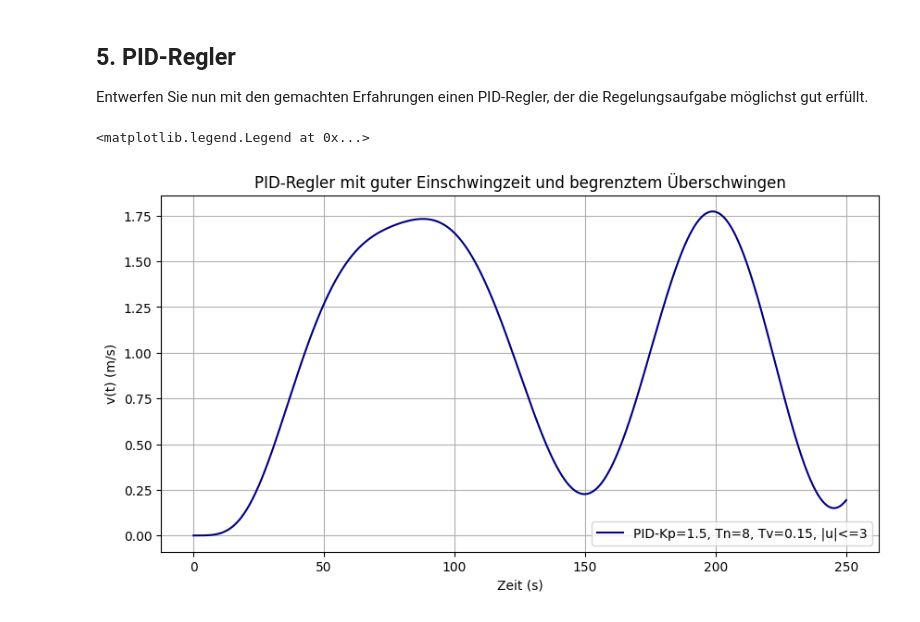
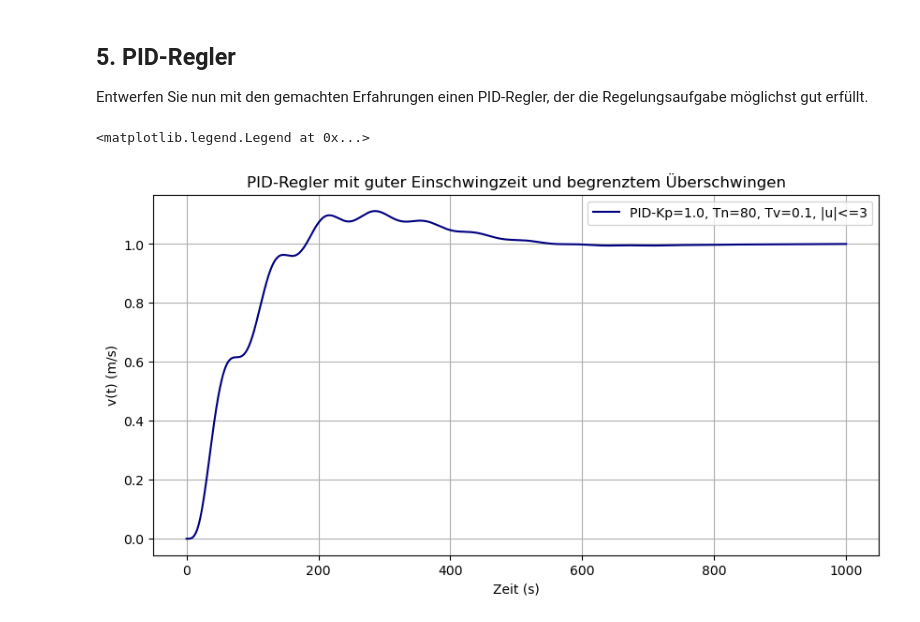
Before and after one commit to Guakocius/htwg, a Jupyter notebook: sem3/tgki/versuch5/vers_5_regler.ipynb, the cells around one changed output. Cells and saved outputs as stored; diff of their text form; code cells hidden in the pictures.

```diff
--- a/sem3/tgki/versuch5/vers_5_regler.ipynb
+++ b/sem3/tgki/versuch5/vers_5_regler.ipynb
@@ -451,34 +451,34 @@ class PIDController:
 
     def __call__(self, regelgr, zeitpunkt):
         error = self.soll - regelgr
         if self._last_time is None:
             dt = 0.0
             derivative = 0.0
         else:
             dt = max(zeitpunkt - self._last_time, 0.0)
             derivative = (error - self._last_error) / dt if dt > 0.0 else 0.0
         self._last_time = zeitpunkt
         self._last_error = error
 
         if dt > 0.0 and self.Tn > 0.0:
             self._integral += error * dt / self.Tn
 
         output = self.Kp * (error + self._integral + self.Tv * derivative)
         if self.u_min is not None or self.u_max is not None:
             output = np.clip(output, self.u_min if self.u_min is not None else output, self.u_max if self.u_max is not None else output)
         return output
 
 # PID-Tuning (heuristisch aus P/PI/PD-Erfahrungen)
-pid = PIDController(Kp=1.5, Tn=8.0, Tv=0.15, soll=1.0, u_min=-3.0, u_max=3.0)
-t_pid, v_pid = simulate_closed_loop(pid, t_span=(0, 250), steps=1500)
+pid = PIDController(Kp=1.0, Tn=80.0, Tv=0.1, soll=1.0, u_min=-3.0, u_max=3.0)
+t_pid, v_pid = simulate_closed_loop(pid, t_span=(0, 1000), steps=1500)
 
 fig, ax_pid = plt.subplots(figsize=(10, 5))
-ax_pid.plot(t_pid, v_pid, color='navy', label='PID-Kp=1.5, Tn=8, Tv=0.15, |u|<=3')
+ax_pid.plot(t_pid, v_pid, color='navy', label='PID-Kp=1.0, Tn=80, Tv=0.1, |u|<=3')
 ax_pid.set_title('PID-Regler mit guter Einschwingzeit und begrenztem Überschwingen')
 ax_pid.set_xlabel('Zeit (s)')
 ax_pid.set_ylabel('v(t) (m/s)')
 ax_pid.grid(True)
 ax_pid.legend()
 # %% [output]
 <matplotlib.legend.Legend at 0x...>
-[figure, old version]
+[figure, new version]
```
Also changed, not shown: parts of 3 cells of this notebook, 7 other files.
